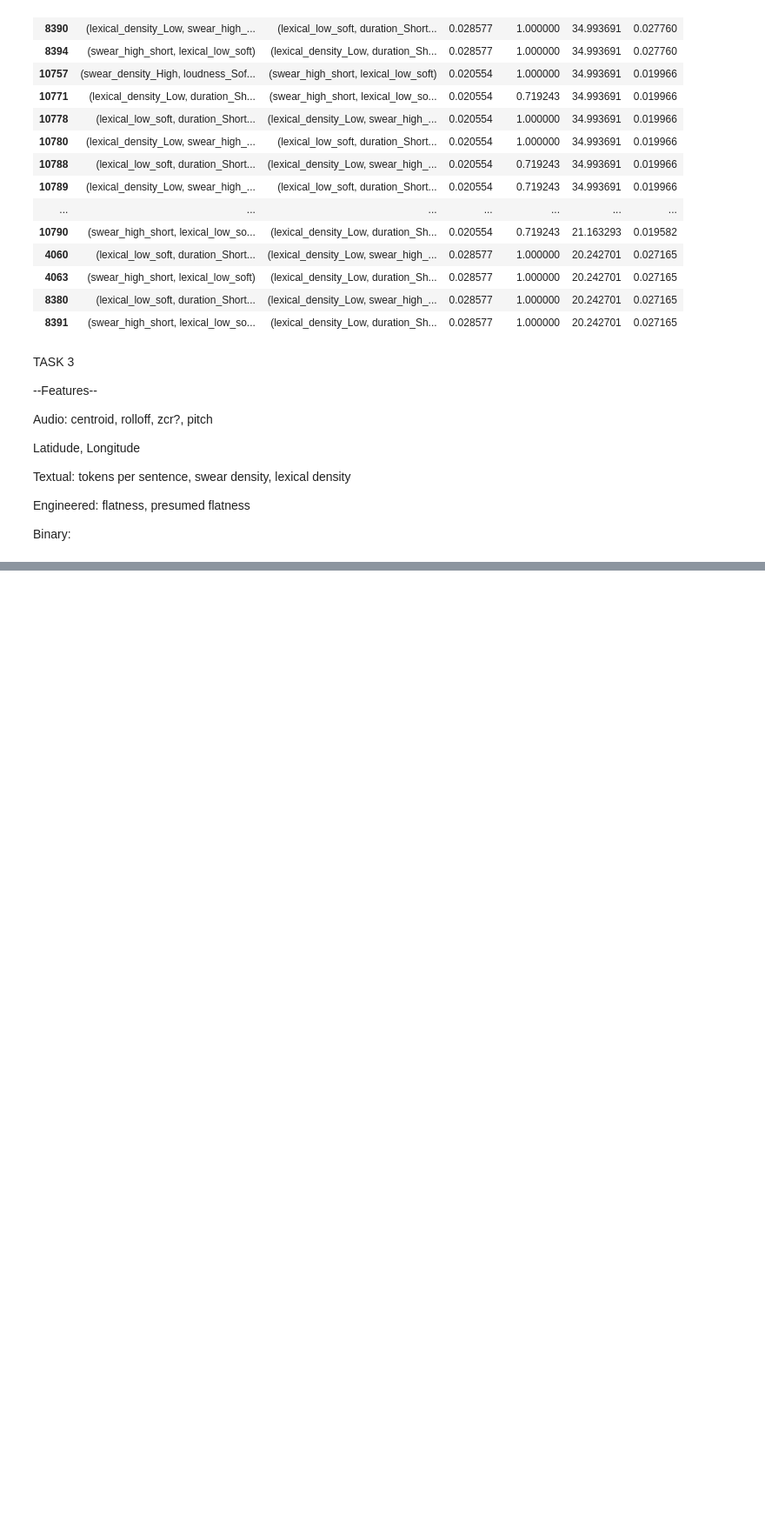
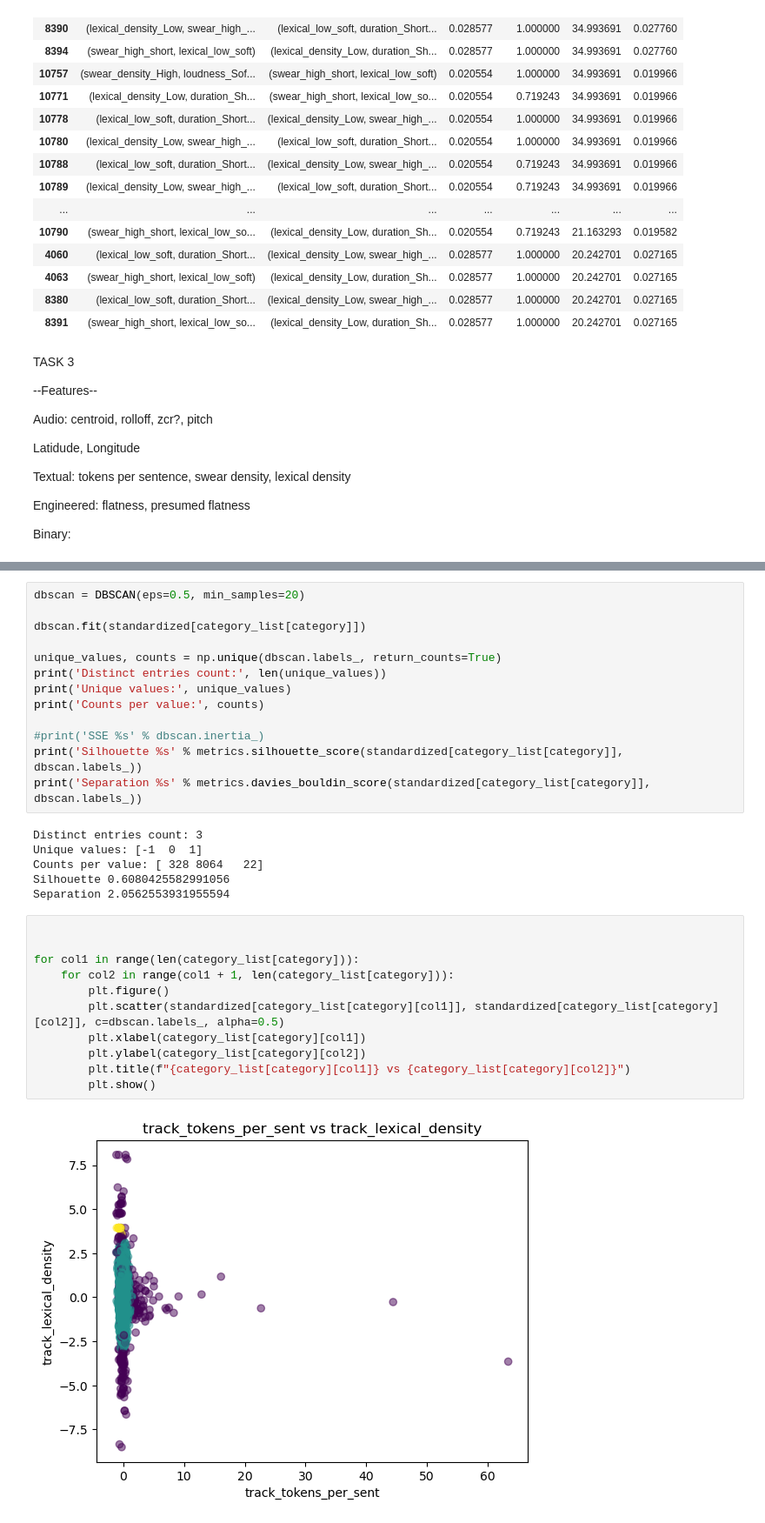
Before and after one commit to Ludovico1104/Progetto-I2ML, a Jupyter notebook: progetto.ipynb, the cells around one changed output, grey strips where cells are left out. Shown at 87% size. Saved outputs shown, nothing was run; the diff lists cells and outputs as text; blank space fills up the shorter version.

```diff
--- a/progetto.ipynb
+++ b/progetto.ipynb
@@ -596,0 +606,32 @@ Counts per value: [2179 4350 1885]
+# %%
+dbscan = DBSCAN(eps=0.5, min_samples=20)
+
+dbscan.fit(standardized[category_list[category]])
+
+unique_values, counts = np.unique(dbscan.labels_, return_counts=True)
+print('Distinct entries count:', len(unique_values))
+print('Unique values:', unique_values)
+print('Counts per value:', counts)
+
+#print('SSE %s' % dbscan.inertia_)
+print('Silhouette %s' % metrics.silhouette_score(standardized[category_list[category]], dbscan.labels_))
+print('Separation %s' % metrics.davies_bouldin_score(standardized[category_list[category]], dbscan.labels_))
+# %% [output]
+Distinct entries count: 3
+Unique values: [-1  0  1]
+Counts per value: [ 328 8064   22]
+Silhouette 0.6080425582991056
+Separation 2.0562553931955594
+# %%
+
+
+for col1 in range(len(category_list[category])):
+    for col2 in range(col1 + 1, len(category_list[category])):
+        plt.figure()
+        plt.scatter(standardized[category_list[category][col1]], standardized[category_list[category][col2]], c=dbscan.labels_, alpha=0.5)
+        plt.xlabel(category_list[category][col1])
+        plt.ylabel(category_list[category][col2])
+        plt.title(f"{category_list[category][col1]} vs {category_list[category][col2]}")
+        plt.show()
+# %% [output]
+[figure, added]
```
Also changed, not shown: parts of 4 cells of this notebook.
